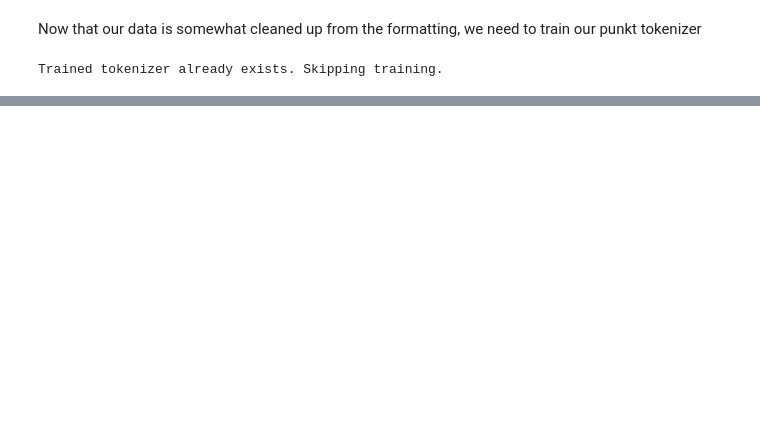
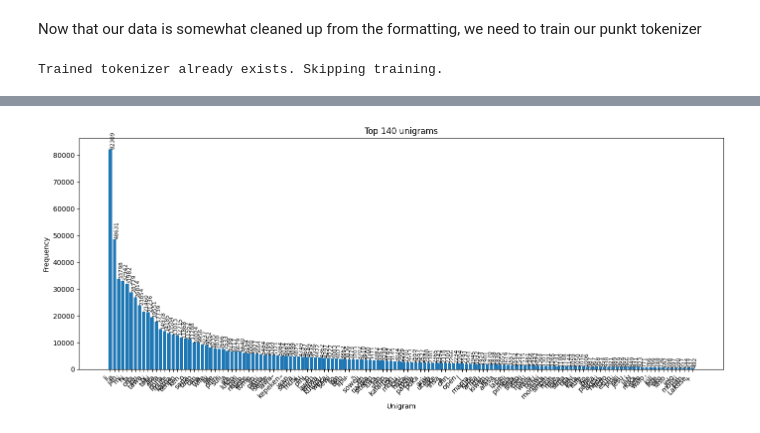
Before and after one commit to timeglitch/Nat-Lang-Proc-Final, a Jupyter notebook: Main.ipynb, the cells around one changed output, grey strips where cells are left out. Cells and saved outputs as stored; diff of their text form; code cells hidden in the pictures; blank space fills up the shorter version.

Commit message:
graphs correct

```diff
--- a/Main.ipynb
+++ b/Main.ipynb
@@ -154,0 +179,13 @@ noka luka tu wan li lon sijelo pi kala sike kin
+# %%
+#Now that we have a trained tokenizer, we can use it to tokenize all files. I'll generate 1-4gram frequency distributions across all files.
+all_sentences = []
+print("Tokenizing all files...")
+for file_path in tqdm(all_files_paths):
+    cleaned_content = read_and_clean_file(file_path)
+    sentences = tokenizer.tokenize(cleaned_content)
+    all_sentences.extend(sentences)
+
+print (f"Total sentences tokenized from all files: {len(all_sentences)}")
+print("Examples of tokenized sentences:")
+for sentence in all_sentences[:5]:
+    print(" - " + sentence)
@@ -154,0 +268,26 @@ noka luka tu wan li lon sijelo pi kala sike kin
+# %%
+# Plot top unigrams (1-grams)
+top_n = 140
+unigrams = n_word_freqs.get(1) #We use n_word_freqs b/c we don't want '.' as the most common token.
+if unigrams is None:
+    raise RuntimeError("n_gram_freqs[1] not found")
+
+common = unigrams.most_common(top_n)
+labels = [' '.join(g) if isinstance(g, tuple) else g for g, _ in common]
+counts = [c for _, c in common]
+
+plt.figure(figsize=(14,6))
+bars = plt.bar(range(len(labels)), counts, color='C0')
+plt.xticks(range(len(labels)), labels, rotation=45, ha='right')
+plt.title(f"Top {top_n} unigrams")
+plt.xlabel("Unigram")
+plt.ylabel("Frequency")
+
+# annotate bars with counts
+for i, c in enumerate(counts):
+    plt.text(i, c, str(c), rotation=90, va='bottom', fontsize=8)
+
+plt.tight_layout()
+plt.show()
+# %% [output]
+[figure, added]
```
Also changed, not shown: parts of 9 cells of this notebook, 3 other files.
